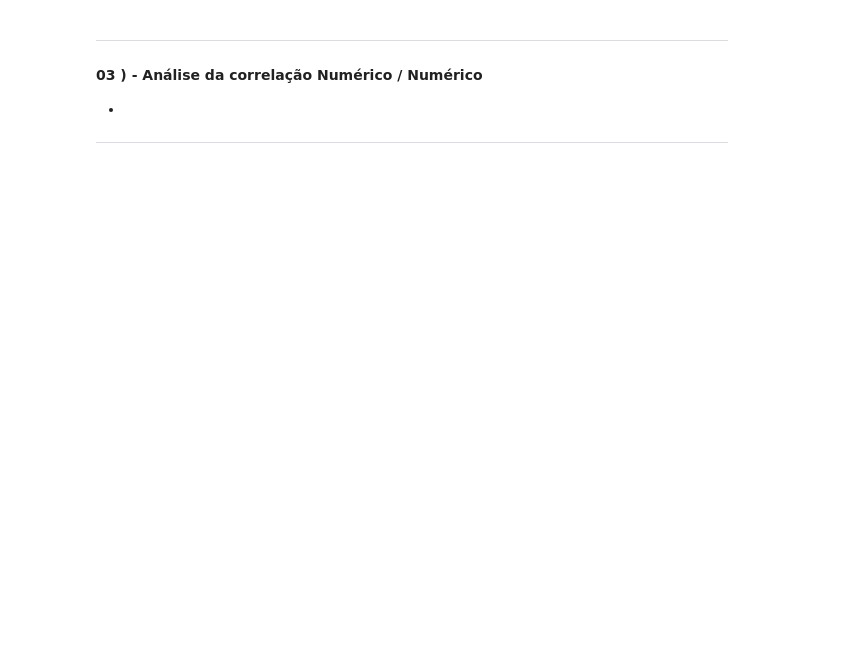
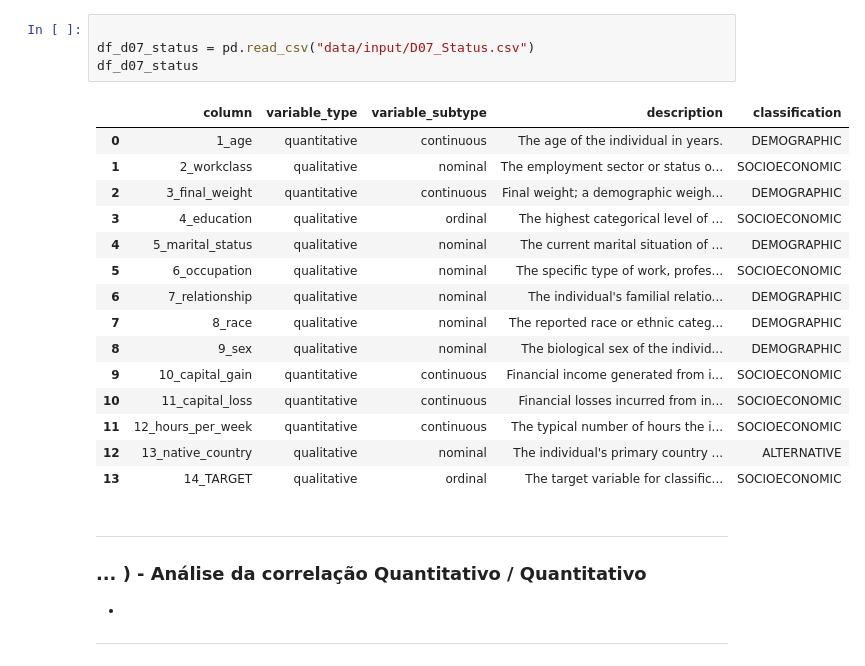
Before and after one commit to OfAndreS/Lumina, a Jupyter notebook: notebooks/D07/D07_F1.ipynb, the cells around one changed output. Drawn from its saved outputs; the diff is of its cells as text; blank space fills up the shorter version.

```diff
--- a/notebooks/D07/D07_F1.ipynb
+++ b/notebooks/D07/D07_F1.ipynb
@@ -1,7 +25,27 @@
+# %%
+
+df_d07_status = pd.read_csv("data/input/D07_Status.csv")
+df_d07_status
+# %% [output]
+|  | column | variable_type | variable_subtype | description | classification |
+| 0 | 1_age | quantitative | continuous | The age of the individual in years. | DEMOGRAPHIC |
+| 1 | 2_workclass | qualitative | nominal | The employment sector or status o... | SOCIOECONOMIC |
+| 2 | 3_final_weight | quantitative | continuous | Final weight; a demographic weigh... | DEMOGRAPHIC |
+| 3 | 4_education | qualitative | ordinal | The highest categorical level of ... | SOCIOECONOMIC |
+| 4 | 5_marital_status | qualitative | nominal | The current marital situation of ... | DEMOGRAPHIC |
+| 5 | 6_occupation | qualitative | nominal | The specific type of work, profes... | SOCIOECONOMIC |
+| 6 | 7_relationship | qualitative | nominal | The individual's familial relatio... | DEMOGRAPHIC |
+| 7 | 8_race | qualitative | nominal | The reported race or ethnic categ... | DEMOGRAPHIC |
+| 8 | 9_sex | qualitative | nominal | The biological sex of the individ... | DEMOGRAPHIC |
+| 9 | 10_capital_gain | quantitative | continuous | Financial income generated from i... | SOCIOECONOMIC |
+| 10 | 11_capital_loss | quantitative | continuous | Financial losses incurred from in... | SOCIOECONOMIC |
+| 11 | 12_hours_per_week | quantitative | continuous | The typical number of hours the i... | SOCIOECONOMIC |
+| 12 | 13_native_country | qualitative | nominal | The individual's primary country ... | ALTERNATIVE |
+| 13 | 14_TARGET | qualitative | ordinal | The target variable for classific... | SOCIOECONOMIC |
 # %% [markdown]
 ---
 
-#### **03 ) - Análise da correlação Numérico / Numérico**
+### **... ) - Análise da correlação Quantitativo / Quantitativo**
 
 -
 
```
Also changed, not shown: parts of 26 cells of this notebook, 3 other files.
